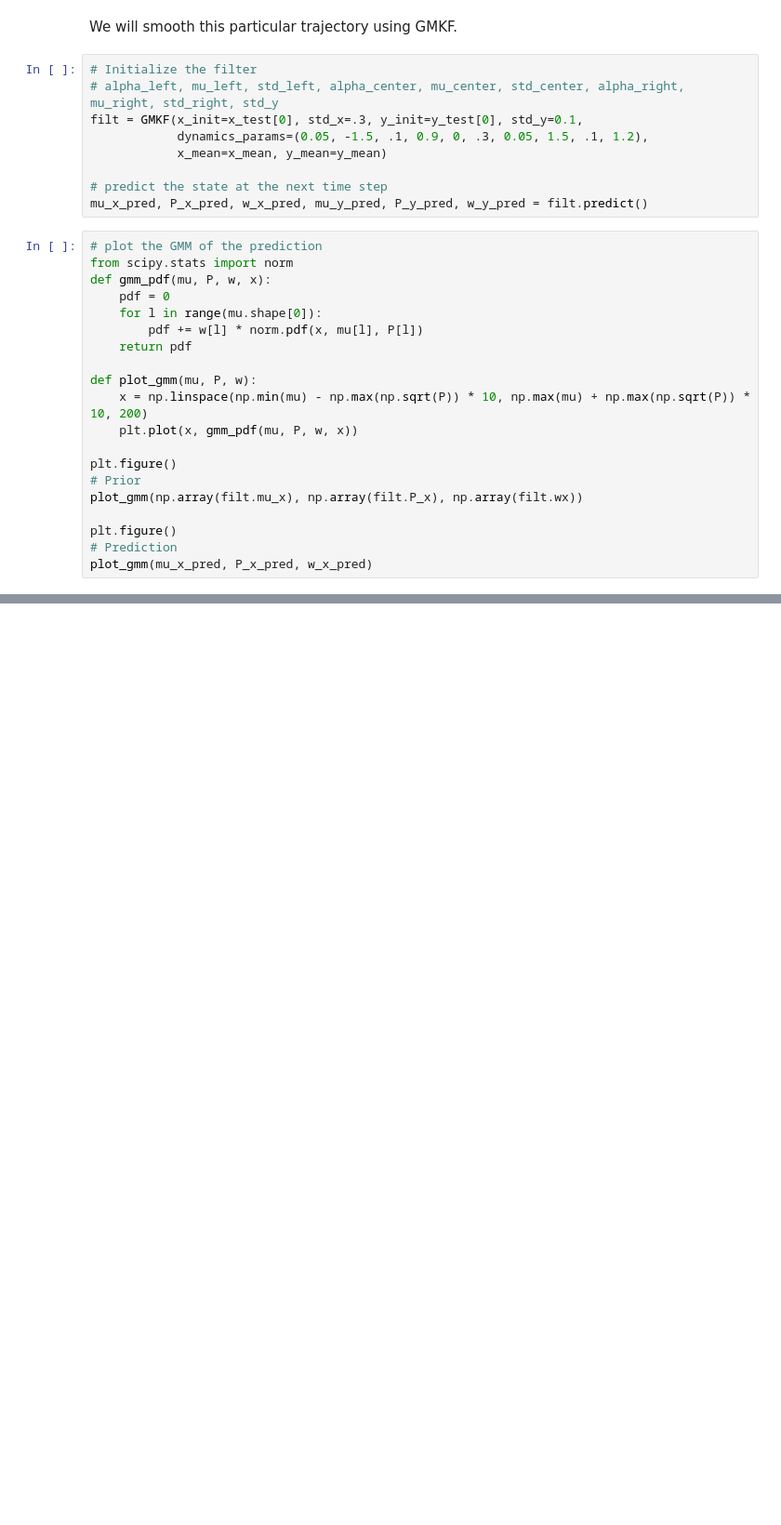
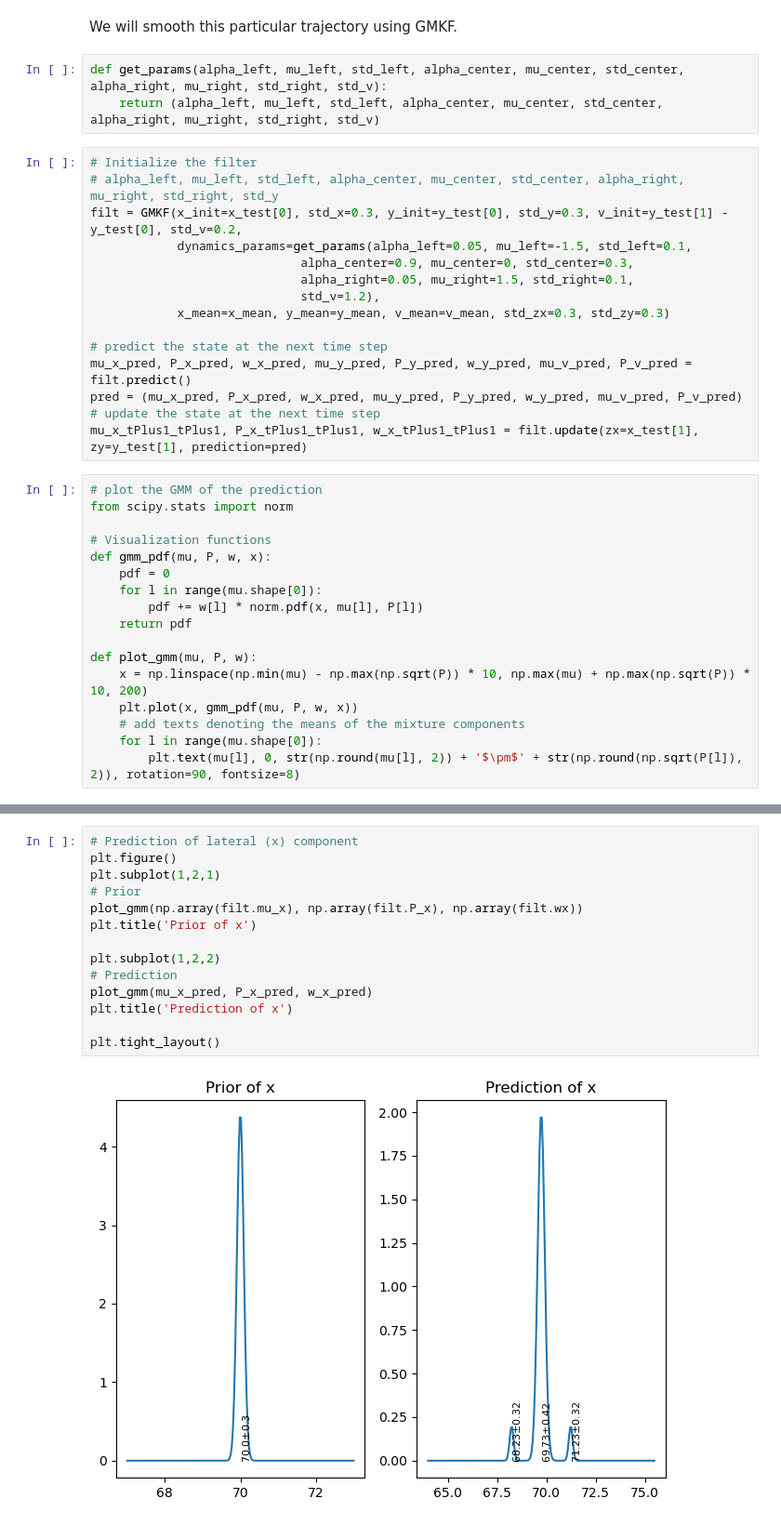
Before and after one commit to thinhhoang95/smoothie, a Jupyter notebook: GMKF_PROTOTYPE.ipynb, the cells around one changed output, grey strips where cells are left out. Shown at 93% size. Saved outputs shown, nothing was run; the diff lists cells and outputs as text; blank space fills up the shorter version.

```diff
--- a/GMKF_PROTOTYPE.ipynb
+++ b/GMKF_PROTOTYPE.ipynb
@@ -95,17 +171,28 @@ plt.legend(['y_test', 'y_mean'])
 # %% [markdown]
 We will smooth this particular trajectory using GMKF.
+# %%
+def get_params(alpha_left, mu_left, std_left, alpha_center, mu_center, std_center, alpha_right, mu_right, std_right, std_v):
+    return (alpha_left, mu_left, std_left, alpha_center, mu_center, std_center, alpha_right, mu_right, std_right, std_v)
 # %%
 # Initialize the filter
 # alpha_left, mu_left, std_left, alpha_center, mu_center, std_center, alpha_right, mu_right, std_right, std_y
-filt = GMKF(x_init=x_test[0], std_x=.3, y_init=y_test[0], std_y=0.1,
-            dynamics_params=(0.05, -1.5, .1, 0.9, 0, .3, 0.05, 1.5, .1, 1.2),
-            x_mean=x_mean, y_mean=y_mean)
+filt = GMKF(x_init=x_test[0], std_x=0.3, y_init=y_test[0], std_y=0.3, v_init=y_test[1] - y_test[0], std_v=0.2,
+            dynamics_params=get_params(alpha_left=0.05, mu_left=-1.5, std_left=0.1,
+                             alpha_center=0.9, mu_center=0, std_center=0.3,
+                             alpha_right=0.05, mu_right=1.5, std_right=0.1,
+                             std_v=1.2),
+            x_mean=x_mean, y_mean=y_mean, v_mean=v_mean, std_zx=0.3, std_zy=0.3)
 
 # predict the state at the next time step
-mu_x_pred, P_x_pred, w_x_pred, mu_y_pred, P_y_pred, w_y_pred = filt.predict()
+mu_x_pred, P_x_pred, w_x_pred, mu_y_pred, P_y_pred, w_y_pred, mu_v_pred, P_v_pred = filt.predict()
+pred = (mu_x_pred, P_x_pred, w_x_pred, mu_y_pred, P_y_pred, w_y_pred, mu_v_pred, P_v_pred)
+# update the state at the next time step
+mu_x_tPlus1_tPlus1, P_x_tPlus1_tPlus1, w_x_tPlus1_tPlus1 = filt.update(zx=x_test[1], zy=y_test[1], prediction=pred)
 # %%
 # plot the GMM of the prediction
 from scipy.stats import norm
+
+# Visualization functions
 def gmm_pdf(mu, P, w, x):
     pdf = 0
     for l in range(mu.shape[0]):
@@ -115,11 +202,6 @@ def gmm_pdf(mu, P, w, x):
 def plot_gmm(mu, P, w):
     x = np.linspace(np.min(mu) - np.max(np.sqrt(P)) * 10, np.max(mu) + np.max(np.sqrt(P)) * 10, 200)
     plt.plot(x, gmm_pdf(mu, P, w, x))
-
-plt.figure()
-# Prior
-plot_gmm(np.array(filt.mu_x), np.array(filt.P_x), np.array(filt.wx))
-
-plt.figure()
-# Prediction
-plot_gmm(mu_x_pred, P_x_pred, w_x_pred)
+    # add texts denoting the means of the mixture components
+    for l in range(mu.shape[0]):
+        plt.text(mu[l], 0, str(np.round(mu[l], 2)) + '$\pm$' + str(np.round(np.sqrt(P[l]), 2)), rotation=90, fontsize=8)
@@ -132,0 +208,16 @@ array([0.05, 0.9 , 0.05])
+# %%
+# Prediction of lateral (x) component
+plt.figure()
+plt.subplot(1,2,1)
+# Prior
+plot_gmm(np.array(filt.mu_x), np.array(filt.P_x), np.array(filt.wx))
+plt.title('Prior of x')
+
+plt.subplot(1,2,2)
+# Prediction
+plot_gmm(mu_x_pred, P_x_pred, w_x_pred)
+plt.title('Prediction of x')
+
+plt.tight_layout()
+# %% [output]
+[figure, added]
```
Also changed, not shown: parts of 10 cells of this notebook, 1 other file.
